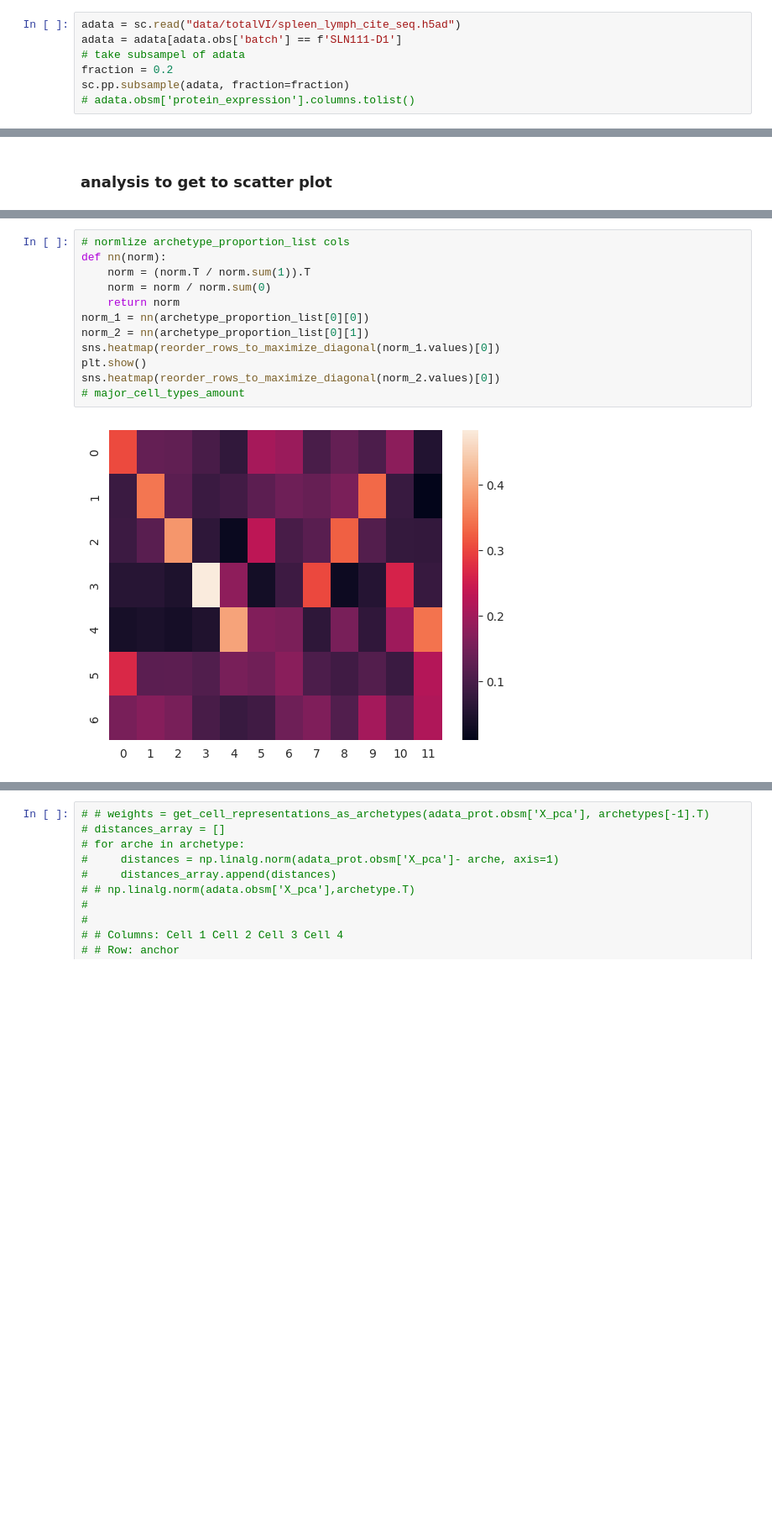
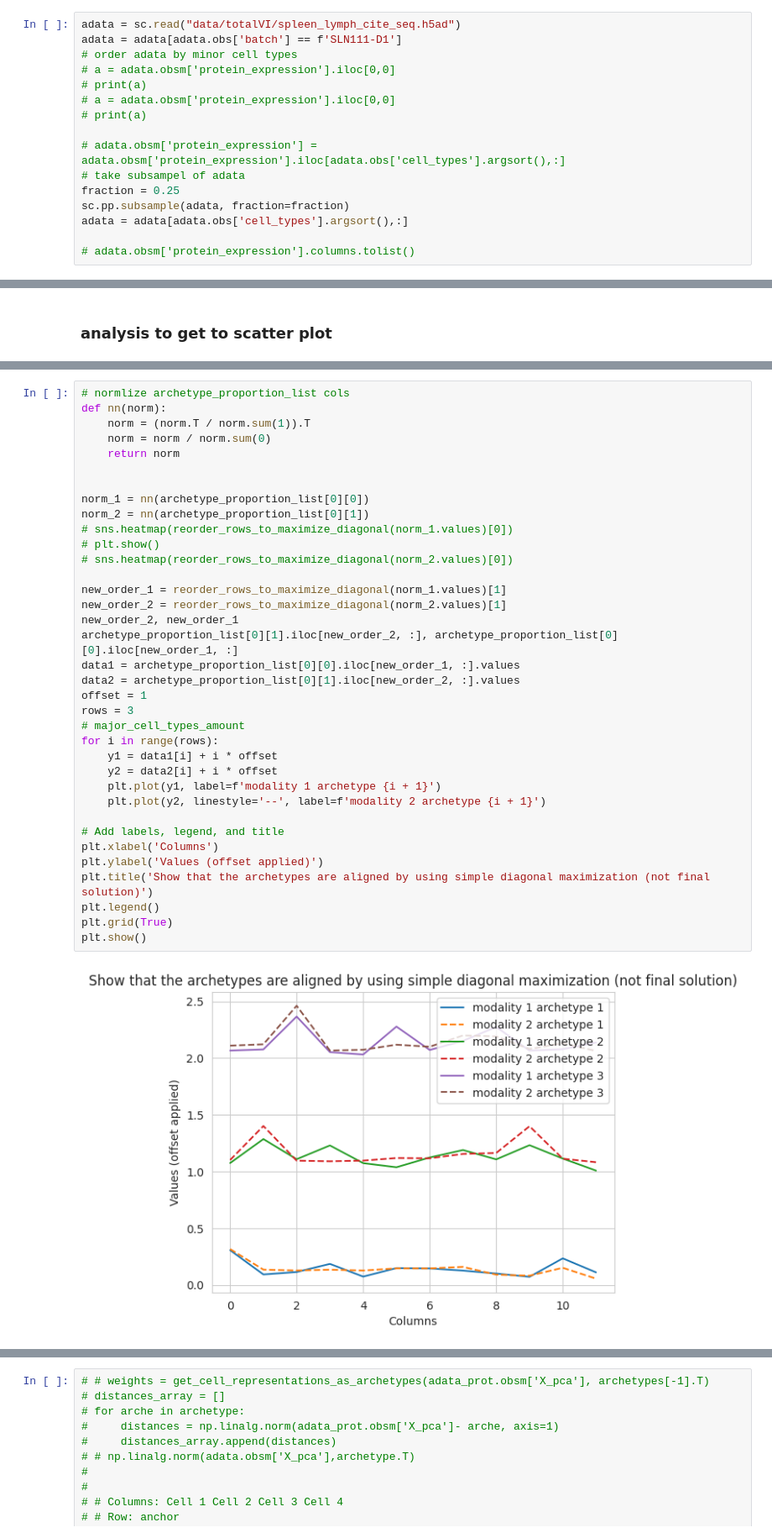
Before and after one commit to reformist/Mapping-scRNA-seq-Variability-Using-Co-Embedding-to-Understand-Cell-Neighborhood-Effects, a Jupyter notebook: CITE-seq_RNA_seq/archetype_generation.ipynb, the cells around one changed output, grey strips where cells are left out. Shown at 84% size. Drawn from its saved outputs; the diff is of its cells as text; blank space fills up the shorter version.

Commit message:
made proper plotting for archetypes and their aligned cells

```diff
--- a/CITE-seq_RNA_seq/archetype_generation.ipynb
+++ b/CITE-seq_RNA_seq/archetype_generation.ipynb
@@ -54,9 +46,18 @@ np.random.seed(8)
 # %%
 adata = sc.read("data/totalVI/spleen_lymph_cite_seq.h5ad")
 adata = adata[adata.obs['batch'] == f'SLN111-D1']
+# order adata by minor cell types
+# a = adata.obsm['protein_expression'].iloc[0,0]
+# print(a)
+# a = adata.obsm['protein_expression'].iloc[0,0]
+# print(a)
+
+# adata.obsm['protein_expression'] = adata.obsm['protein_expression'].iloc[adata.obs['cell_types'].argsort(),:]
 # take subsampel of adata
-fraction = 0.2
+fraction = 0.25
 sc.pp.subsample(adata, fraction=fraction)
+adata = adata[adata.obs['cell_types'].argsort(),:]
+
 # adata.obsm['protein_expression'].columns.tolist()
 # %%
 adata.obsm['protein_expression'].values.max()
@@ -338,14 +349,38 @@ for archetypes_prot,archetypes_rna in tqdm(zip(archetype_list_protein, archetype
 # %%
 # normlize archetype_proportion_list cols
 def nn(norm):
     norm = (norm.T / norm.sum(1)).T
     norm = norm / norm.sum(0)
     return norm
+
+
 norm_1 = nn(archetype_proportion_list[0][0])
 norm_2 = nn(archetype_proportion_list[0][1])
-sns.heatmap(reorder_rows_to_maximize_diagonal(norm_1.values)[0])
+# sns.heatmap(reorder_rows_to_maximize_diagonal(norm_1.values)[0])
+# plt.show()
+# sns.heatmap(reorder_rows_to_maximize_diagonal(norm_2.values)[0])
+
+new_order_1 = reorder_rows_to_maximize_diagonal(norm_1.values)[1]
+new_order_2 = reorder_rows_to_maximize_diagonal(norm_2.values)[1]
+new_order_2, new_order_1
+archetype_proportion_list[0][1].iloc[new_order_2, :], archetype_proportion_list[0][0].iloc[new_order_1, :]
+data1 = archetype_proportion_list[0][0].iloc[new_order_1, :].values
+data2 = archetype_proportion_list[0][1].iloc[new_order_2, :].values
+offset = 1
+rows = 3
+# major_cell_types_amount
+for i in range(rows):
+    y1 = data1[i] + i * offset
+    y2 = data2[i] + i * offset
+    plt.plot(y1, label=f'modality 1 archetype {i + 1}')
+    plt.plot(y2, linestyle='--', label=f'modality 2 archetype {i + 1}')
+
+# Add labels, legend, and title
+plt.xlabel('Columns')
+plt.ylabel('Values (offset applied)')
+plt.title('Show that the archetypes are aligned by using simple diagonal maximization (not final solution)')
+plt.legend()
+plt.grid(True)
 plt.show()
-sns.heatmap(reorder_rows_to_maximize_diagonal(norm_2.values)[0])
-# major_cell_types_amount
 # %% [output]
-[figure, old version]
+[figure, new version]
```
Also changed, not shown: parts of 51 cells of this notebook, 1 other file.
